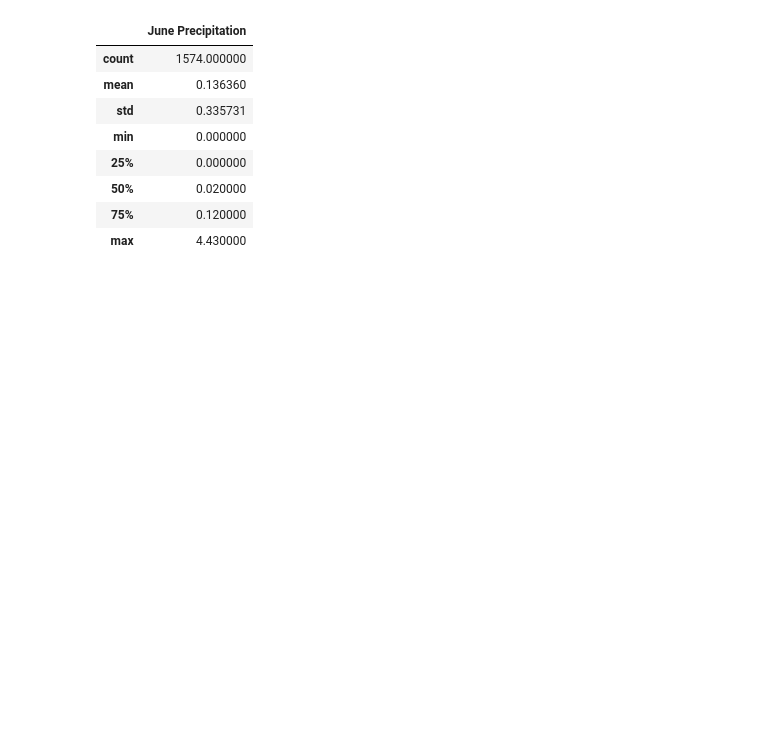
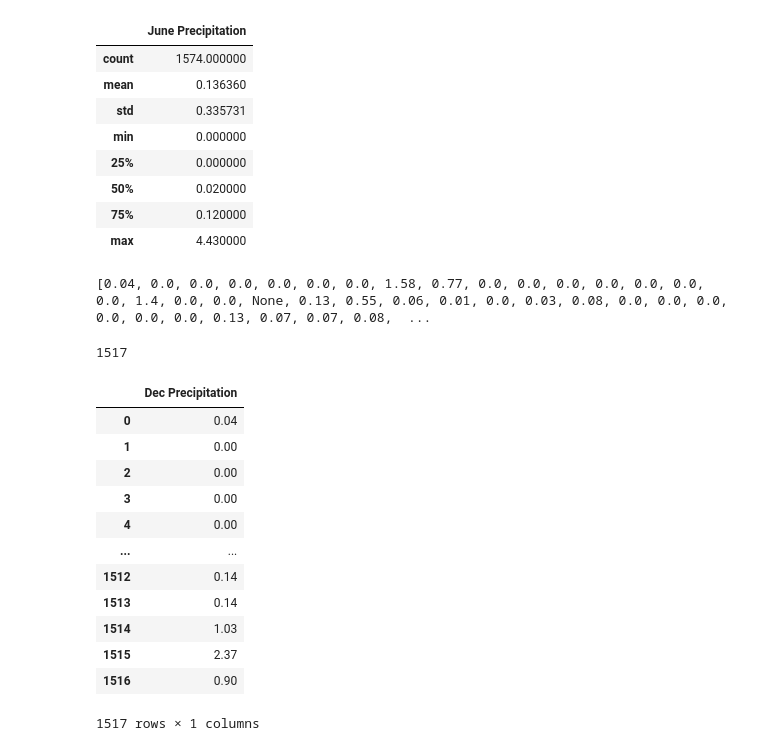
Before and after one commit to Amarshah4334/surfs_up, a Jupyter notebook: SurfsUp_Challenge.ipynb, the cells around one changed output. Cells and saved outputs as stored; diff of their text form; code cells hidden in the pictures; blank space fills up the shorter version.

```diff
--- a/SurfsUp_Challenge.ipynb
+++ b/SurfsUp_Challenge.ipynb
@@ -162,3 +162,31 @@ june_prcp_df.describe()
 | 50% | 0.020000 |
 | 75% | 0.120000 |
 | max | 4.430000 |
+# %%
+# precipitation for the month of June.
+dec_prcp = []
+dec_prcp = session.query(Measurement).filter(extract('month', Measurement.date)==12).all()
+# %%
+dec_prcp_list = [precipitation.prcp for precipitation in dec_prcp]
+print(dec_prcp_list)
+len(dec_prcp_list)
+# %% [output]
+[0.04, 0.0, 0.0, 0.0, 0.0, 0.0, 0.0, 1.58, 0.77, 0.0, 0.0, 0.0, 0.0, 0.0, 0.0, 0.0, 1.4, 0.0, 0.0, None, 0.13, 0.55, 0.06, 0.01, 0.0, 0.03, 0.08, 0.0, 0.0, 0.0, 0.0, 0.0, 0.0, 0.13, 0.07, 0.07, 0.08,  ...
+1517
+# %%
+dec_prcp_df = pd.DataFrame(dec_prcp_list, columns=['Dec Precipitation'])
+dec_prcp_df
+# %% [output]
+|  | Dec Precipitation |
+| 0 | 0.04 |
+| 1 | 0.00 |
+| 2 | 0.00 |
+| 3 | 0.00 |
+| 4 | 0.00 |
+| ... | ... |
+| 1512 | 0.14 |
+| 1513 | 0.14 |
+| 1514 | 1.03 |
+| 1515 | 2.37 |
+| 1516 | 0.90 |
+1517 rows × 1 columns
```
Also changed, not shown: parts of 1 cell of this notebook, 1 other file.
